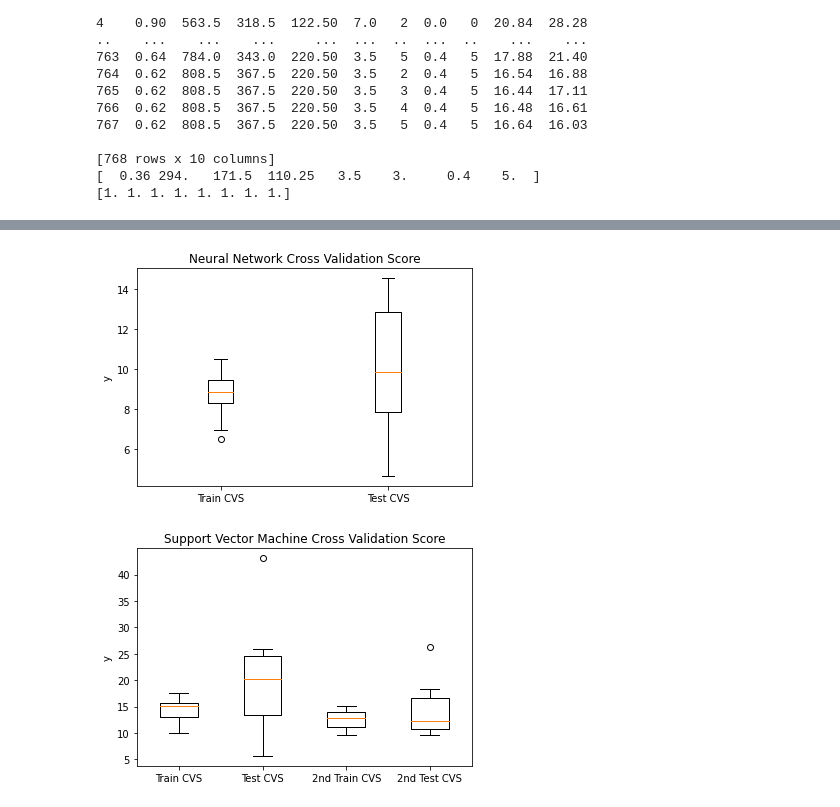
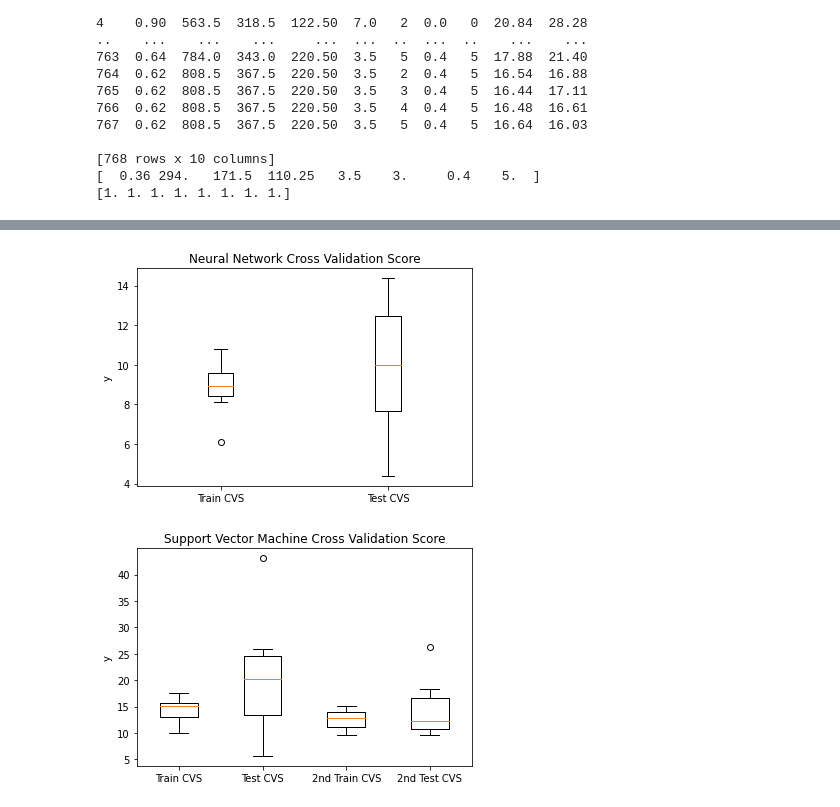
Before and after one commit to SamAlcock/COMP2002-CW70, a Jupyter notebook: COMP2002 CW70.ipynb, the cells around one changed output, grey strips where cells are left out. Saved outputs shown, nothing was run; the diff lists cells and outputs as text; code cells hidden in the pictures.

```diff
--- a/COMP2002 CW70.ipynb
+++ b/COMP2002 CW70.ipynb
@@ -80,24 +80,24 @@ random_forest_regressor()
 # %%
 # Neural Network.
 def neural_network():
     for i in range(100):
-        regressor = MLPRegressor(max_iter = 6000)
+        regressor = MLPRegressor(max_iter = 4500)
         regressor.fit(X_train, y_train)
         y_pred = regressor.predict(X_test)
         x_pred = regressor.predict(y_test)
     train_scores = cross_val_score(regressor, X_train, y_train, cv = 10, scoring = "neg_mean_squared_error")
     test_scores = cross_val_score(regressor, X_test, y_test, cv = 10, scoring = "neg_mean_squared_error")
 
     plt.figure()
     plt.title("Neural Network Cross Validation Score")
     plt.boxplot([abs(train_scores), abs(test_scores)])
     plt.xticks([1, 2], ["Train CVS", "Test CVS"])
     plt.ylabel("y")
     plt.show()
 
 neural_network()
 # %% [output]
-[figure, old version]
+[figure, new version]
 # %%
 # Support Vector Machine.
 def support_vector_machine():
```
Also changed, not shown: parts of 3 cells of this notebook.
